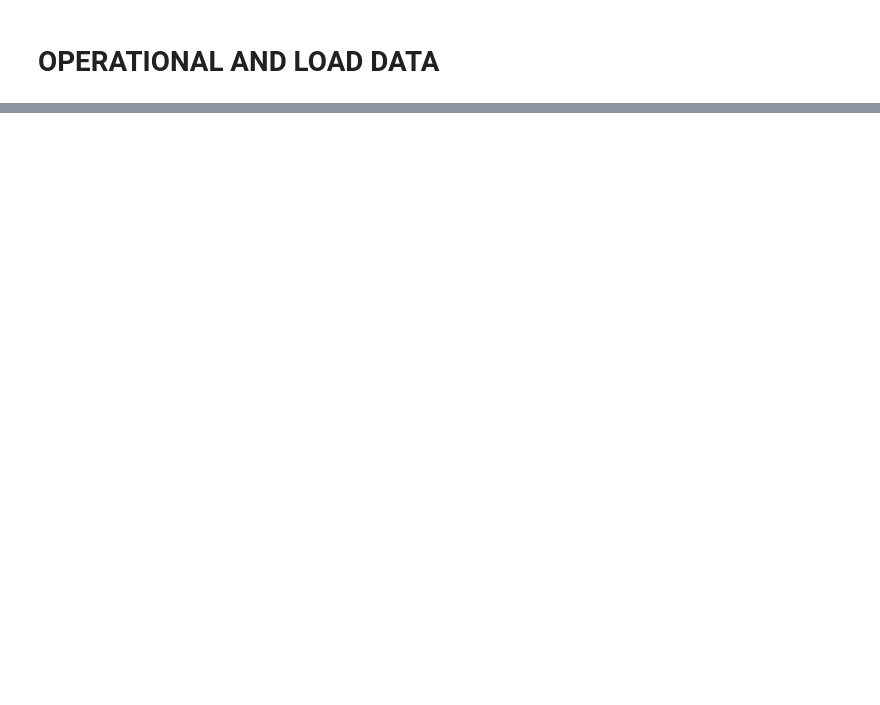
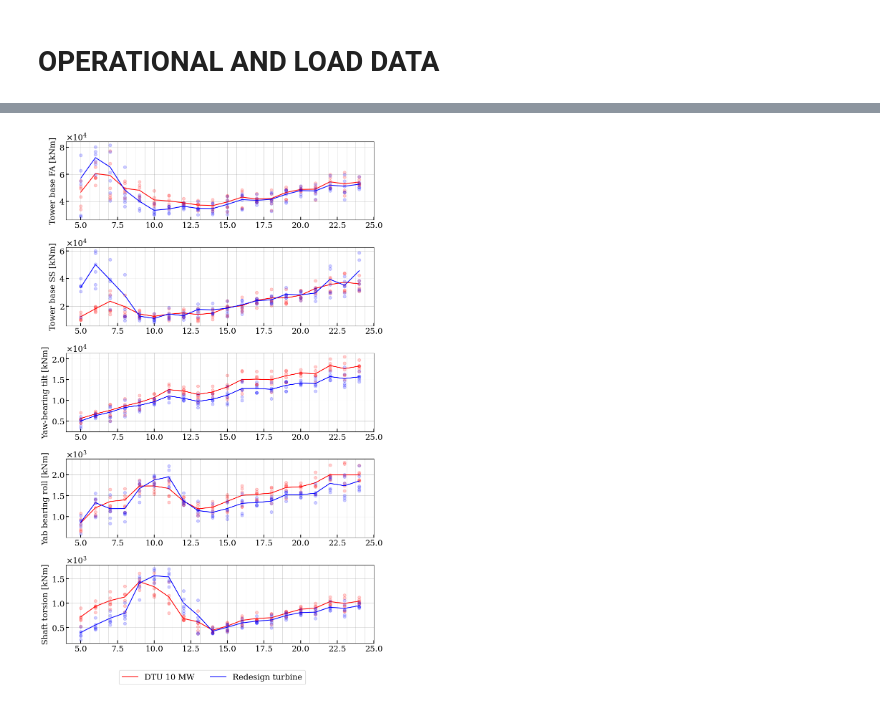
Before and after one commit to nicolaquaia/LAC_final, a Jupyter notebook: assignment_04/Assignment_final.ipynb, the cells around one changed output, grey strips where cells are left out. Drawn from its saved outputs; the diff is of its cells as text; code cells hidden in the pictures; blank space fills up the shorter version.

```diff
--- a/assignment_04/Assignment_final.ipynb
+++ b/assignment_04/Assignment_final.ipynb
@@ -563,0 +205,81 @@ plt.show()
+# %%
+# fatigue analysis
+
+# list of considered elements
+wohler_4 = ['TbFA', 'TbSS', 'YbTilt', 'YbRoll', 'ShftTrs']
+#wohler_10 =  ['OoPBRM', 'IPBRM','EdgBRM']
+wohler_10 =  ['IPBRM','EdgBRM']
+
+wohler_4_title = ['Tower base FA [kNm]', 'Tower base SS [kNm]',
+                  'Yaw-bearing tilt [kNm]', 'Yab bearing roll [kNm]','Shaft torsion [kNm]']
+wohler_10_title = ['Out-of-plane BRM [kNm]', 'In-plane BRM [kNm]']
+
+
+data_DTU = DEL_calculation('dtu_10mw_turb_stats.hdf5', 'tca', CHAN_DESCS, wohler_4, wohler_10)
+data_redesign = DEL_calculation('Group1_turb.csv', 'tcb',  CHAN_DESCS, wohler_4, wohler_10)
+
+printing = True
+if printing:
+    # table of used wohler exponents
+    print(f'   element     |   meterial  |    wohler exp    ')
+    for iplot, chan_id in enumerate(wohler_4):
+        print(f"   {chan_id:10}  |    metal    | {data_redesign[chan_id]['wohler_exp']:10.1f} ")
+    for iplot, chan_id in enumerate(wohler_10):
+        print(f"   {chan_id:10}  |  composite  | {data_redesign[chan_id]['wohler_exp']:10.1f} ")
+    print('')
+
+
+fig, axs = plt.subplots(5, 1, figsize=(10, 15), clear=True)
+
+for iplot, chan_id in enumerate(wohler_4):
+
+    ax = axs.flatten()[iplot]
+    ax.plot(data_DTU[chan_id]['scatter_wind'], data_DTU[chan_id]['scatter_load'], 'o', alpha = 0.2, color='r')
+    ax.plot(data_DTU[chan_id]['ws'], data_DTU[chan_id]['R_eq'], color='r', label='DTU 10 MW'if iplot == 0 else "")
+
+    ax.plot(data_redesign[chan_id]['scatter_wind'], data_redesign[chan_id]['scatter_load'], 'o', alpha = 0.2, color='b')
+    ax.plot(data_redesign[chan_id]['ws'], data_redesign[chan_id]['R_eq'], color='b', label='Redesign turbine'if iplot == 0 else "")
+
+    ax.grid(True, which='both', linestyle='-', linewidth=0.5, alpha=0.7)  # Finer grid with dashed lines
+    ax.set(xlabel='Wind speed [m/s]' if iplot >  4 else None,
+           ylabel=f'{wohler_4_title[iplot]}', xlim=[4, 25])
+
+    ax.yaxis.set_major_formatter(ScalarFormatter(useMathText=True))
+    ax.ticklabel_format(axis='y', style='sci', scilimits=(-3, 3))
+    ax.xaxis.set_minor_locator(AutoMinorLocator(4))  # 4 minor ticks per major tick on the x-axis
+    ax.tick_params(axis='x', which='minor', length=4, width=0, color='black')  # Adjust the appearance of minor ticks
+    ax.tick_params(axis='both', which='major', length=6, width=1.5, color='black', direction='in', grid_color='gray', grid_alpha=0.5)
+
+handles, labels = axs[0].get_legend_handles_labels()
+fig.legend(handles, labels, loc='lower center', bbox_to_anchor=(0.5, -0.05), ncol=5)
+fig.tight_layout()
+fig.savefig(f'plots/DEL_steel.pdf', format='pdf',bbox_inches='tight')
+plt.show()
+
+
+fig, axs = plt.subplots(2, 1, figsize=(10, 6), clear=True)
+
+for iplot, chan_id in enumerate(wohler_10):
+
+    ax = axs.flatten()[iplot]
+    ax.plot(data_DTU[chan_id]['scatter_wind'], data_DTU[chan_id]['scatter_load'], 'o', alpha = 0.2, color='r')
+    ax.plot(data_DTU[chan_id]['ws'], data_DTU[chan_id]['R_eq'], color='r', label='DTU 10 MW'if iplot == 0 else "")
+    ax.plot(data_redesign[chan_id]['scatter_wind'], data_redesign[chan_id]['scatter_load'], 'o', alpha = 0.2, color='b')
+    ax.plot(data_redesign[chan_id]['ws'], data_redesign[chan_id]['R_eq'], color='b', label='Redesigned turbine'if iplot == 0 else "")
+
+    ax.grid(True, which='both', linestyle='-', linewidth=0.5, alpha=0.7)  # Finer grid with dashed lines
+    ax.set(xlabel='Wind speed [m/s]' if iplot >  1 else None,
+           ylabel=f'{wohler_10_title[iplot]}', xlim=[4, 25])
+
+    ax.yaxis.set_major_formatter(ScalarFormatter(useMathText=True))
+    ax.ticklabel_format(axis='y', style='sci', scilimits=(-3, 3))
+    ax.xaxis.set_minor_locator(AutoMinorLocator(4))  # 4 minor ticks per major tick on the x-axis
+    ax.tick_params(axis='x', which='minor', length=4, width=0, color='black')  # Adjust the appearance of minor ticks
+    ax.tick_params(axis='both', which='major', length=6, width=1.5, color='black', direction='in', grid_color='gray', grid_alpha=0.5)
+
+handles, labels = axs[0].get_legend_handles_labels()
+fig.legend(handles, labels, loc='lower center', bbox_to_anchor=(0.5, -0.05), ncol=5)
+fig.tight_layout()
+fig.savefig(f'plots/DEL_composites.pdf', format='pdf',bbox_inches='tight')
+plt.show()
+# %% [output]
@@ -563,0 +294 @@ plt.show()
+[figure, added]
```
Also changed, not shown: parts of 16 cells of this notebook, 8 other files.
